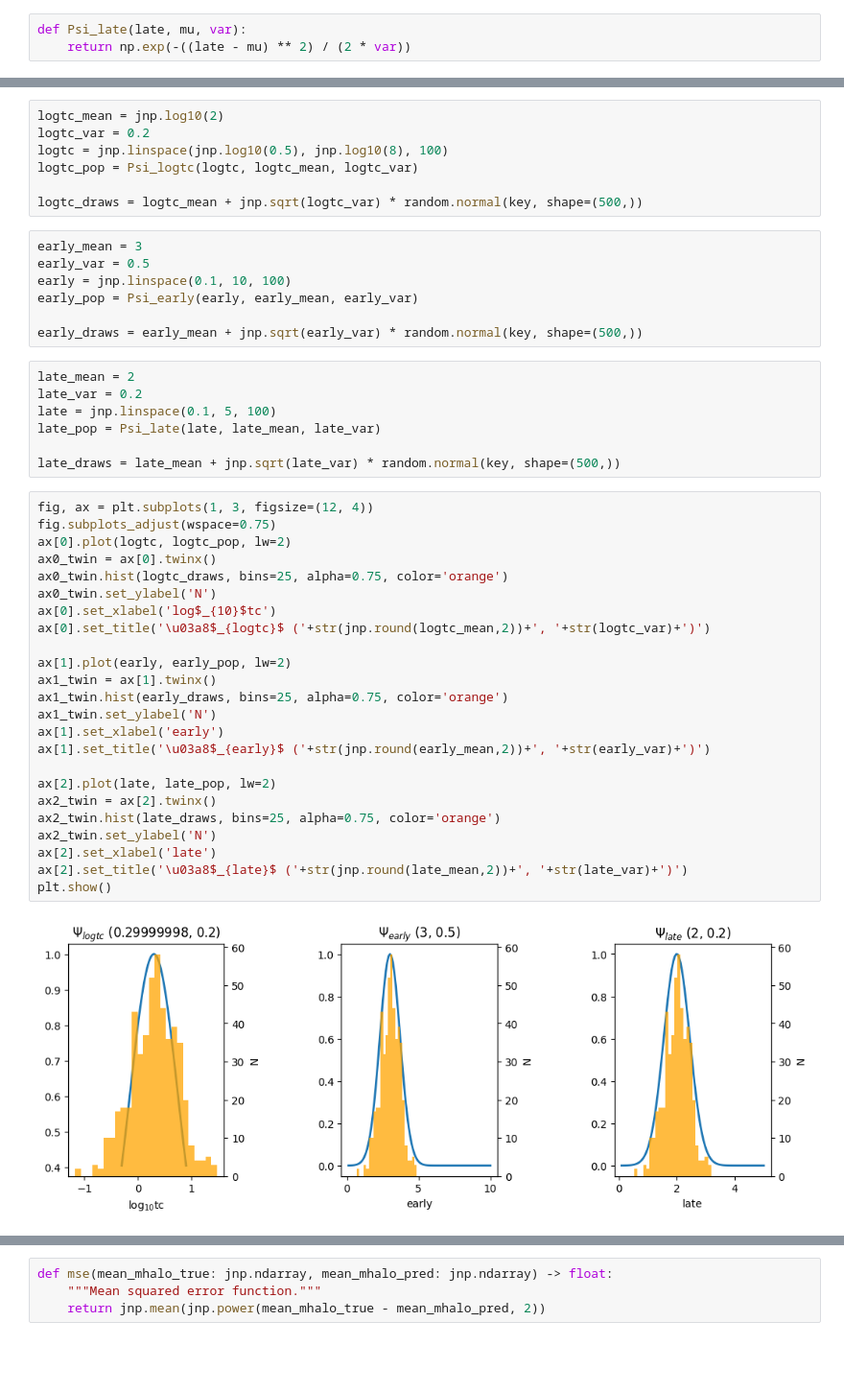
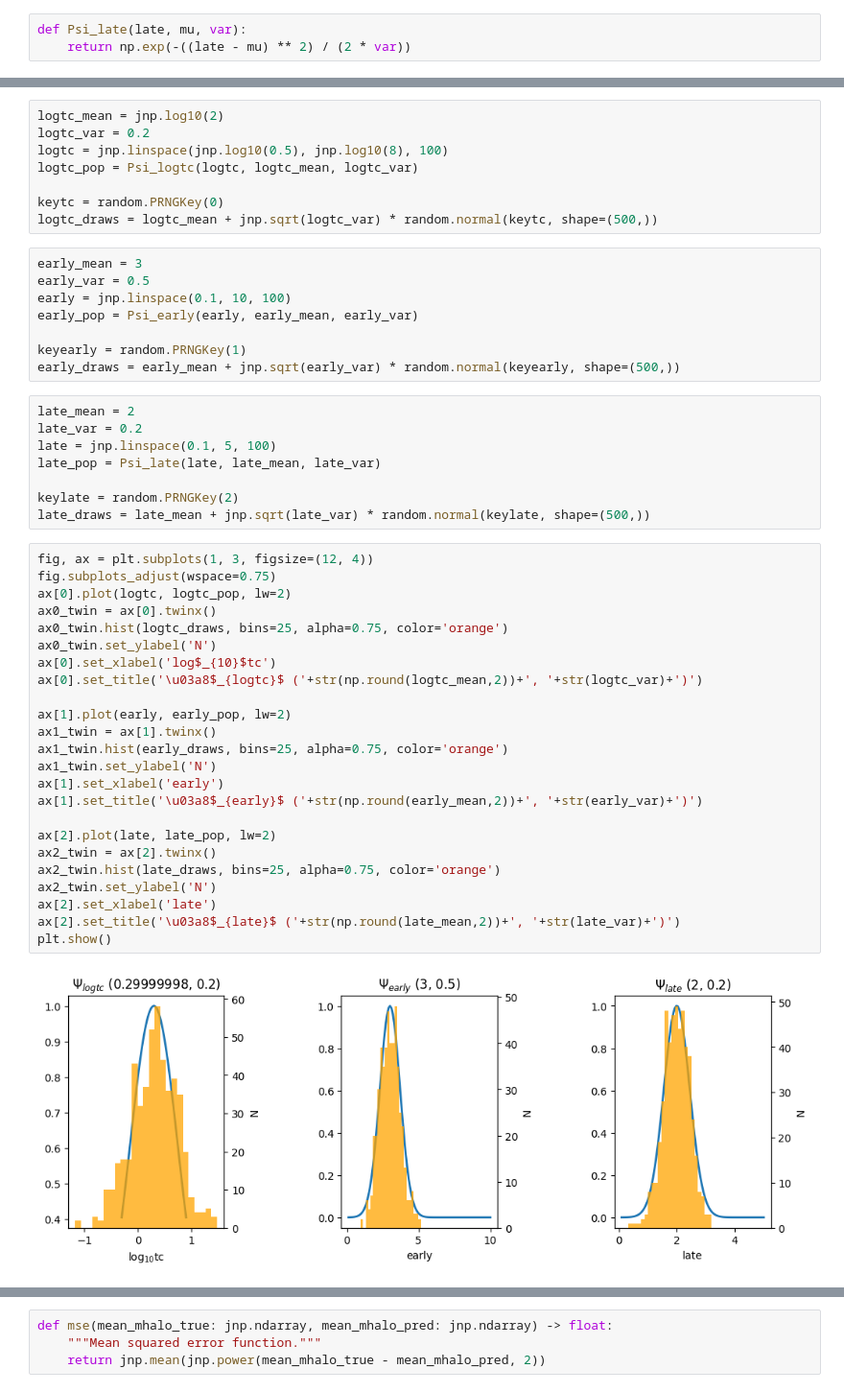
Before and after one commit to zaidikumail/diff_warmup, a Jupyter notebook: diffmahpop_fit.ipynb, the cells around one changed output, grey strips where cells are left out. Shown: that part at 96% size. Drawn from its saved outputs; the diff is of its cells as text; blank space fills up the shorter version.

```diff
--- a/diffmahpop_fit.ipynb
+++ b/diffmahpop_fit.ipynb
@@ -30,47 +28,50 @@ logtc_var = 0.2
 logtc = jnp.linspace(jnp.log10(0.5), jnp.log10(8), 100)
 logtc_pop = Psi_logtc(logtc, logtc_mean, logtc_var)
 
-logtc_draws = logtc_mean + jnp.sqrt(logtc_var) * random.normal(key, shape=(500,))
+keytc = random.PRNGKey(0)
+logtc_draws = logtc_mean + jnp.sqrt(logtc_var) * random.normal(keytc, shape=(500,))
 # %%
 early_mean = 3
 early_var = 0.5
 early = jnp.linspace(0.1, 10, 100)
 early_pop = Psi_early(early, early_mean, early_var)
 
-early_draws = early_mean + jnp.sqrt(early_var) * random.normal(key, shape=(500,))
+keyearly = random.PRNGKey(1)
+early_draws = early_mean + jnp.sqrt(early_var) * random.normal(keyearly, shape=(500,))
 # %%
 late_mean = 2
 late_var = 0.2
 late = jnp.linspace(0.1, 5, 100)
 late_pop = Psi_late(late, late_mean, late_var)
 
-late_draws = late_mean + jnp.sqrt(late_var) * random.normal(key, shape=(500,))
+keylate = random.PRNGKey(2)
+late_draws = late_mean + jnp.sqrt(late_var) * random.normal(keylate, shape=(500,))
 # %%
 fig, ax = plt.subplots(1, 3, figsize=(12, 4))
 fig.subplots_adjust(wspace=0.75)
 ax[0].plot(logtc, logtc_pop, lw=2)
 ax0_twin = ax[0].twinx()
 ax0_twin.hist(logtc_draws, bins=25, alpha=0.75, color='orange')
 ax0_twin.set_ylabel('N')
 ax[0].set_xlabel('log$_{10}$tc')
-ax[0].set_title('\u03a8$_{logtc}$ ('+str(jnp.round(logtc_mean,2))+', '+str(logtc_var)+')')
+ax[0].set_title('\u03a8$_{logtc}$ ('+str(np.round(logtc_mean,2))+', '+str(logtc_var)+')')
 
 ax[1].plot(early, early_pop, lw=2)
 ax1_twin = ax[1].twinx()
 ax1_twin.hist(early_draws, bins=25, alpha=0.75, color='orange')
 ax1_twin.set_ylabel('N')
 ax[1].set_xlabel('early')
-ax[1].set_title('\u03a8$_{early}$ ('+str(jnp.round(early_mean,2))+', '+str(early_var)+')')
+ax[1].set_title('\u03a8$_{early}$ ('+str(np.round(early_mean,2))+', '+str(early_var)+')')
 
 ax[2].plot(late, late_pop, lw=2)
 ax2_twin = ax[2].twinx()
 ax2_twin.hist(late_draws, bins=25, alpha=0.75, color='orange')
 ax2_twin.set_ylabel('N')
 ax[2].set_xlabel('late')
-ax[2].set_title('\u03a8$_{late}$ ('+str(jnp.round(late_mean,2))+', '+str(late_var)+')')
+ax[2].set_title('\u03a8$_{late}$ ('+str(np.round(late_mean,2))+', '+str(late_var)+')')
 plt.show()
 # %% [output]
-[figure, old version]
+[figure, new version]
 # %%
 def diffmahpop_model(psi, tarr):
 
```
Also changed, not shown: parts of 13 cells of this notebook.
